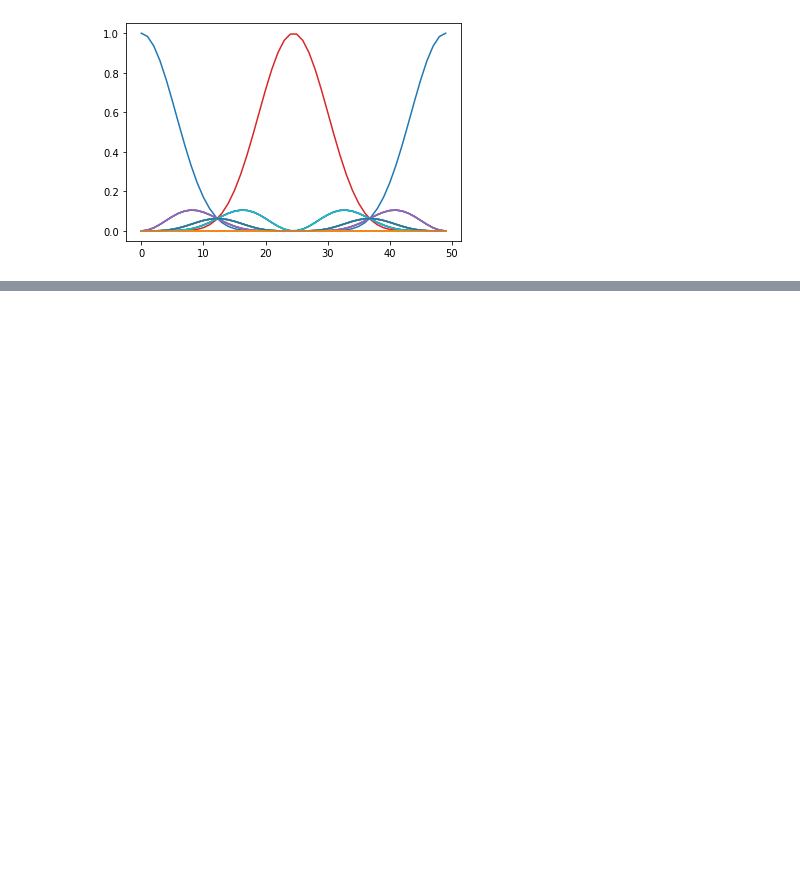
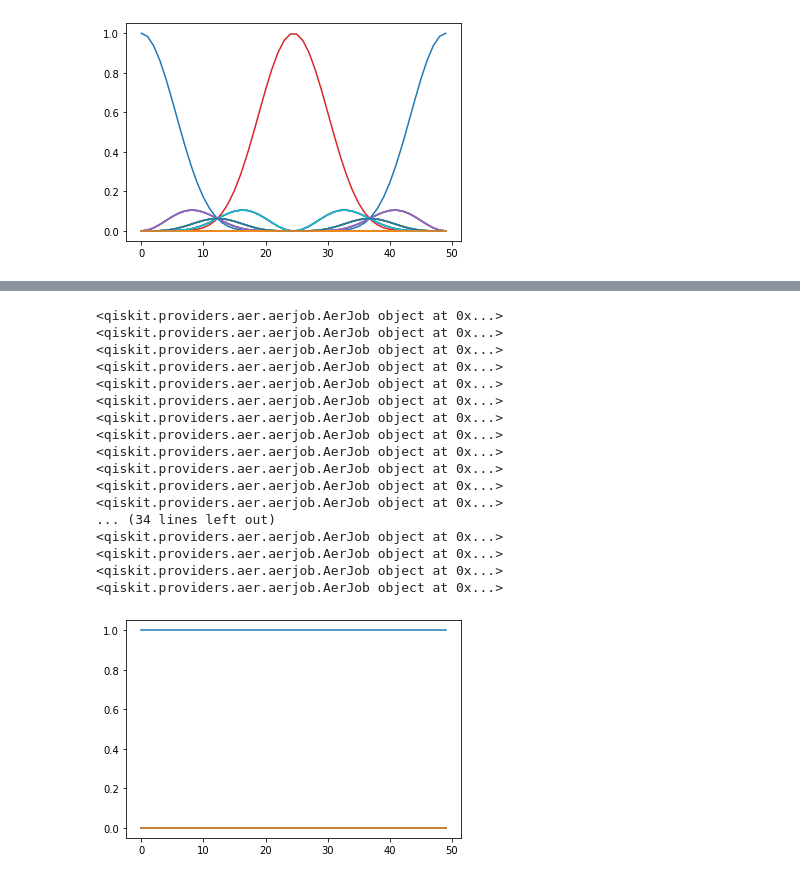
Before and after one commit to etdickey/RelaxationAndCrossTalkError, a Jupyter notebook: Graphical Verification of Passes.ipynb, the cells around one changed output, grey strips where cells are left out. Cells and saved outputs as stored; diff of their text form; code cells hidden in the pictures; blank space fills up the shorter version.

```diff
--- a/Graphical Verification of Passes.ipynb
+++ b/Graphical Verification of Passes.ipynb
@@ -37,8 +38,11 @@ import qiskit.quantum_info as qi
 #custom passes
 from delayPasses.crossTalkPass import CrossTalkDelayReplace
 from delayPasses.delayRelaxationPass import DelayReplace
+from DelayAerSimulator import DelayAerSimulator
 
 ###TODO:: clean up and make this file more consistent (same parameters for final functions called)#####
+
+
 
 def test_circuit(coupling_map, theta=0, add_noise=False, delay=10):
     nq = np.max(coupling_map) + 1
@@ -77,6 +81,25 @@ def test_crosstalk_state(backend, theta=0.1):
     qc = test_crosstalk_circuit(backend, theta)
     return qi.Statevector.from_int(0, 2 ** qc.num_qubits).evolve(qc)
 
+def test_crosstalk_and_delaynoise_circuit(backend, theta=0.1):
+    coupling_map = backend.configuration().coupling_map
+
+    qc = test_circuit(coupling_map=coupling_map, delay=1000)
+    qc = transpile(qc, backend, scheduling_method='alap')
+
+    pm = PassManager()
+    pm.append([CrossTalkDelayReplace(coupling_map, theta), DelayReplace()])
+
+    qc = pm.run(qc)
+
+    backend.noise_model = DelayAerSimulator.add_transpiler_parameterized_errors(circuits, backend.noise_model)
+    return qc
+
+def test_crosstalk_and_delaynoise_state(backend, theta=0.1):
+    qc = test_crosstalk_and_delaynoise_circuit(backend, theta)
+    return qi.Statevector.from_int(0, 2 ** qc.num_qubits).evolve(qc)
+
+
 test_circuit(coupling_map=FakeVigo().configuration().coupling_map, theta=0.1, add_noise=True).draw(fold=-1)
 # %% [output]
      ┌───┐ ░ ┌───────────────┐                                         ░ ┌───┐
@@ -122,0 +152,24 @@ for p in probs_crosstalk:
+# %%
+states_crosstalk = [test_crosstalk_and_delaynoise_state(backend, theta=theta) for theta in theta_range]
+probs_crosstalk = np.array([psi.probabilities() for psi in states_crosstalk]).T
+for p in probs_crosstalk:
+    plt.plot(p)
+# %% [output]
+<qiskit.providers.aer.aerjob.AerJob object at 0x...>
+<qiskit.providers.aer.aerjob.AerJob object at 0x...>
+<qiskit.providers.aer.aerjob.AerJob object at 0x...>
+<qiskit.providers.aer.aerjob.AerJob object at 0x...>
+<qiskit.providers.aer.aerjob.AerJob object at 0x...>
+<qiskit.providers.aer.aerjob.AerJob object at 0x...>
+<qiskit.providers.aer.aerjob.AerJob object at 0x...>
+<qiskit.providers.aer.aerjob.AerJob object at 0x...>
+<qiskit.providers.aer.aerjob.AerJob object at 0x...>
+<qiskit.providers.aer.aerjob.AerJob object at 0x...>
+<qiskit.providers.aer.aerjob.AerJob object at 0x...>
+<qiskit.providers.aer.aerjob.AerJob object at 0x...>
+... (34 lines left out)
+<qiskit.providers.aer.aerjob.AerJob object at 0x...>
+<qiskit.providers.aer.aerjob.AerJob object at 0x...>
+<qiskit.providers.aer.aerjob.AerJob object at 0x...>
+<qiskit.providers.aer.aerjob.AerJob object at 0x...>
+[figure, added]
```
Also changed, not shown: parts of 2 cells of this notebook.
